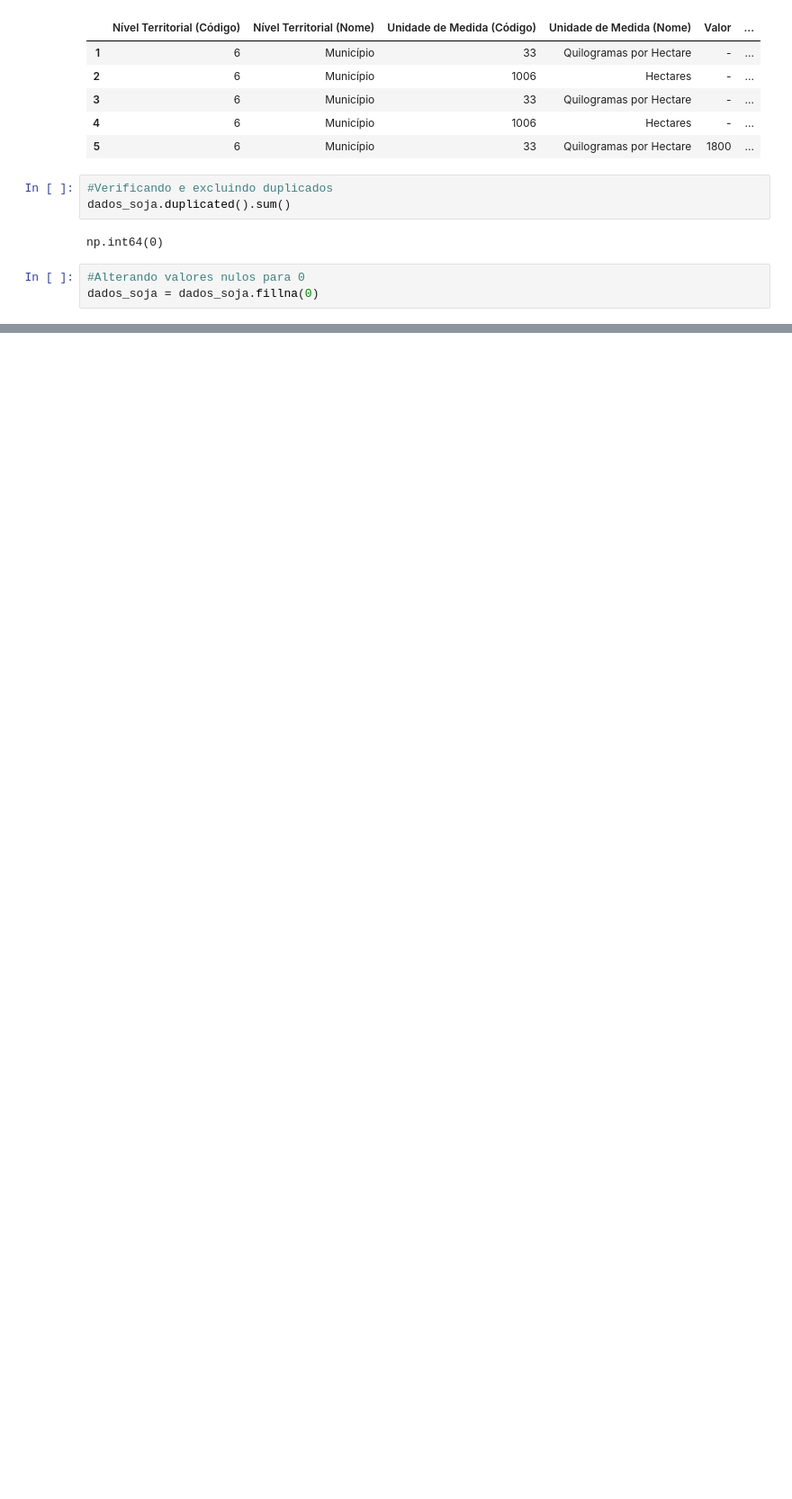
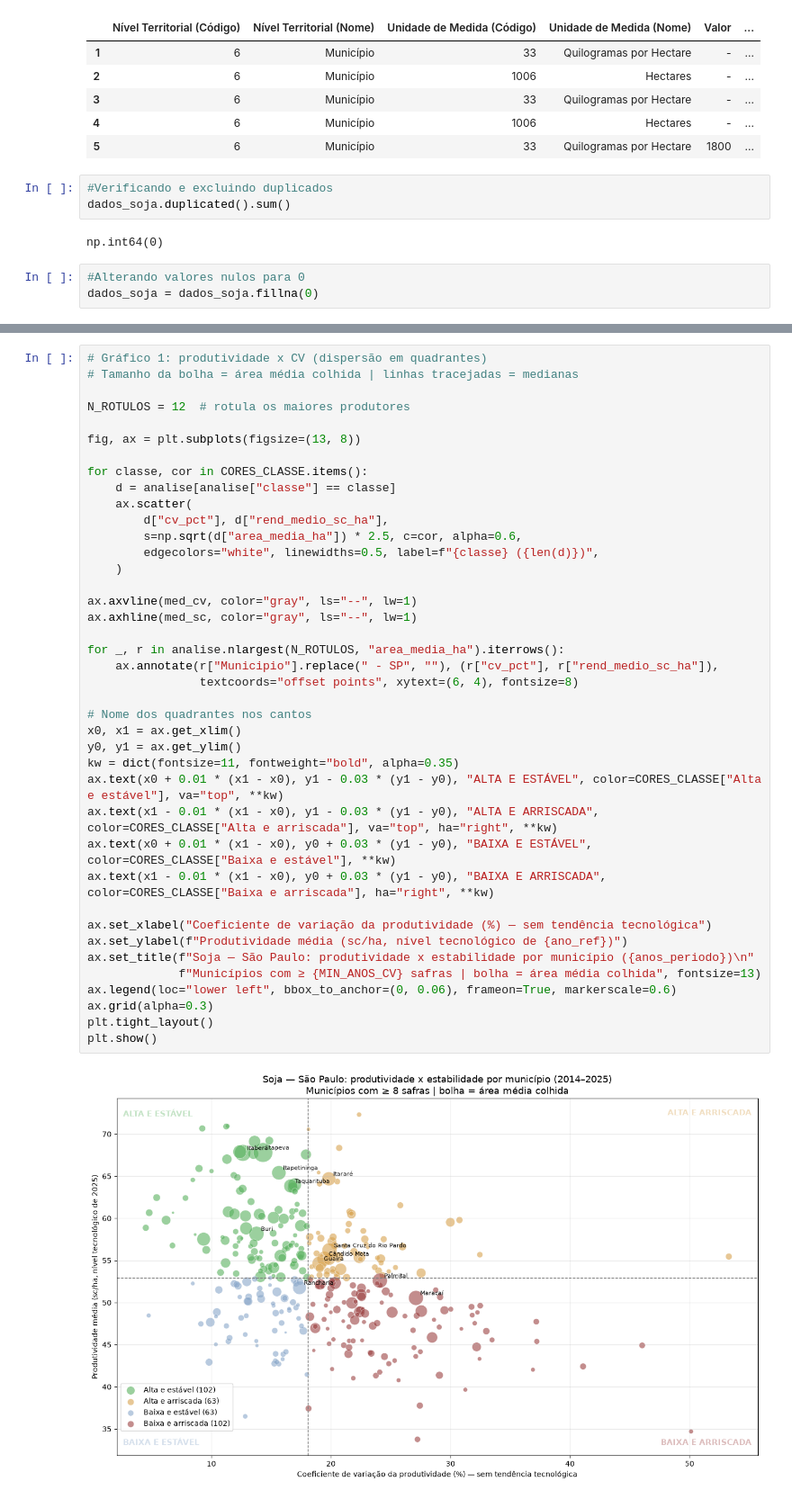
Before and after one commit to marcelacarrara/projeto_soja, a Jupyter notebook: projeto_soja.ipynb, the cells around one changed output, grey strips where cells are left out. Shown at 90% size. Saved outputs shown, nothing was run; the diff lists cells and outputs as text; blank space fills up the shorter version.

```diff
--- a/projeto_soja.ipynb
+++ b/projeto_soja.ipynb
@@ -90,0 +492,42 @@ dados_soja = dados_soja.fillna(0)
+# %%
+# Gráfico 1: produtividade x CV (dispersão em quadrantes)
+# Tamanho da bolha = área média colhida | linhas tracejadas = medianas
+
+N_ROTULOS = 12  # rotula os maiores produtores
+
+fig, ax = plt.subplots(figsize=(13, 8))
+
+for classe, cor in CORES_CLASSE.items():
+    d = analise[analise["classe"] == classe]
+    ax.scatter(
+        d["cv_pct"], d["rend_medio_sc_ha"],
+        s=np.sqrt(d["area_media_ha"]) * 2.5, c=cor, alpha=0.6,
+        edgecolors="white", linewidths=0.5, label=f"{classe} ({len(d)})",
+    )
+
+ax.axvline(med_cv, color="gray", ls="--", lw=1)
+ax.axhline(med_sc, color="gray", ls="--", lw=1)
+
+for _, r in analise.nlargest(N_ROTULOS, "area_media_ha").iterrows():
+    ax.annotate(r["Municipio"].replace(" - SP", ""), (r["cv_pct"], r["rend_medio_sc_ha"]),
+                textcoords="offset points", xytext=(6, 4), fontsize=8)
+
+# Nome dos quadrantes nos cantos
+x0, x1 = ax.get_xlim()
+y0, y1 = ax.get_ylim()
+kw = dict(fontsize=11, fontweight="bold", alpha=0.35)
+ax.text(x0 + 0.01 * (x1 - x0), y1 - 0.03 * (y1 - y0), "ALTA E ESTÁVEL", color=CORES_CLASSE["Alta e estável"], va="top", **kw)
+ax.text(x1 - 0.01 * (x1 - x0), y1 - 0.03 * (y1 - y0), "ALTA E ARRISCADA", color=CORES_CLASSE["Alta e arriscada"], va="top", ha="right", **kw)
+ax.text(x0 + 0.01 * (x1 - x0), y0 + 0.03 * (y1 - y0), "BAIXA E ESTÁVEL", color=CORES_CLASSE["Baixa e estável"], **kw)
+ax.text(x1 - 0.01 * (x1 - x0), y0 + 0.03 * (y1 - y0), "BAIXA E ARRISCADA", color=CORES_CLASSE["Baixa e arriscada"], ha="right", **kw)
+
+ax.set_xlabel("Coeficiente de variação da produtividade (%) — sem tendência tecnológica")
+ax.set_ylabel(f"Produtividade média (sc/ha, nível tecnológico de {ano_ref})")
+ax.set_title(f"Soja — São Paulo: produtividade x estabilidade por município ({anos_periodo})\n"
+             f"Municípios com ≥ {MIN_ANOS_CV} safras | bolha = área média colhida", fontsize=13)
+ax.legend(loc="lower left", bbox_to_anchor=(0, 0.06), frameon=True, markerscale=0.6)
+ax.grid(alpha=0.3)
+plt.tight_layout()
+plt.show()
+# %% [output]
+[figure, added]
```
Also changed, not shown: parts of 18 cells of this notebook.
